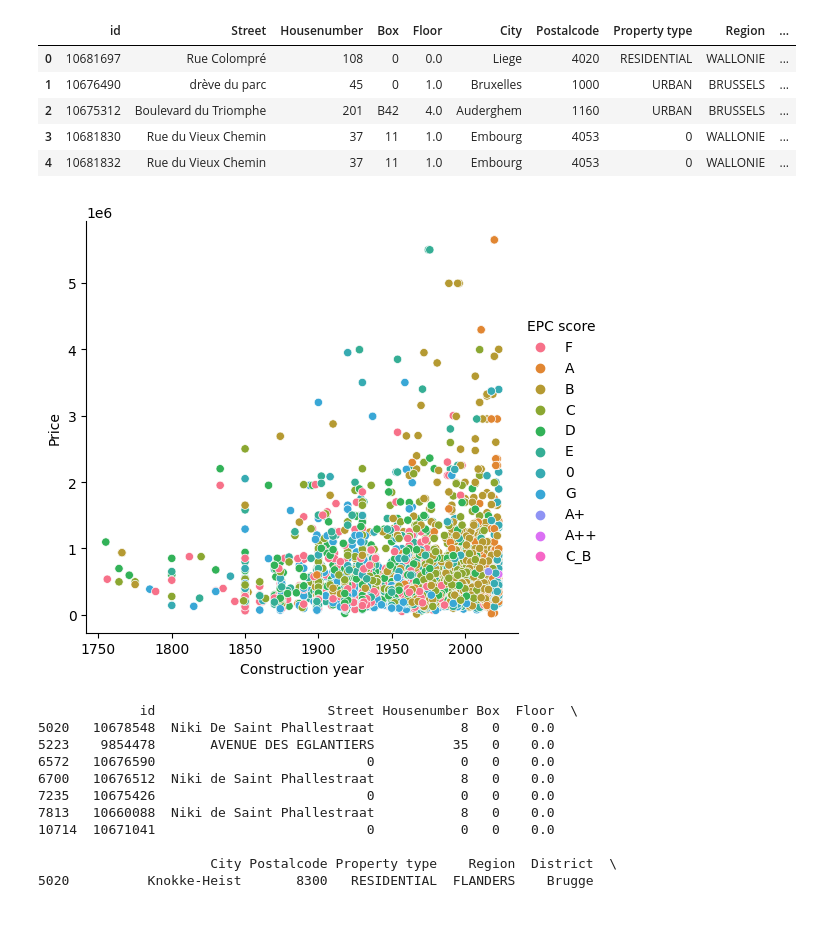
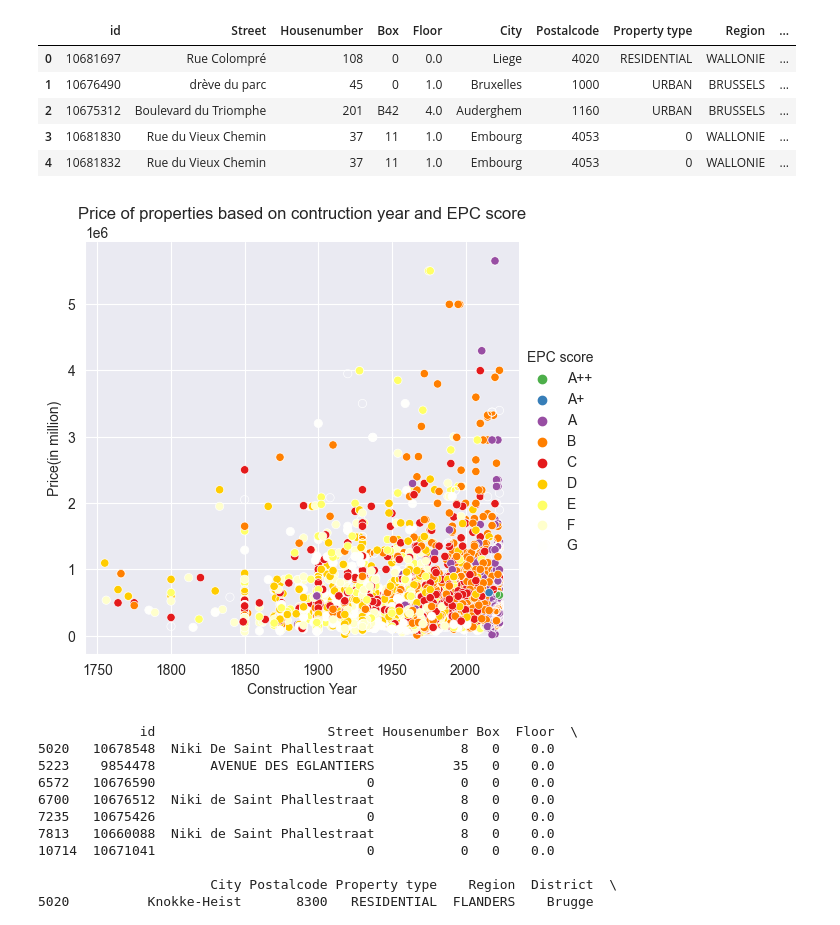
Before and after one commit to moni2code/Data-visualization-ImmoEliza, a Jupyter notebook: test_notebook.ipynb, the cells around one changed output. Saved outputs shown, nothing was run; the diff lists cells and outputs as text; code cells hidden in the pictures.

Commit message:
Completed data visualization

```diff
--- a/test_notebook.ipynb
+++ b/test_notebook.ipynb
@@ -246,11 +246,19 @@ df.head()
 | 3 | 10681830 | Rue du Vieux Chemin | 37 | 11 | 1.0 | Embourg | 4053 | 0 | WALLONIE | ... |
 | 4 | 10681832 | Rue du Vieux Chemin | 37 | 11 | 1.0 | Embourg | 4053 | 0 | WALLONIE | ... |
 # %%
-filtered_df = df[(df['Construction year'] >= 1700) & (df['Construction year'] <= 2023)]
-sns.relplot(x="Construction year", y="Price", data=filtered_df, kind="scatter", hue="EPC score")
+filtered_df = df[(df['Construction year'] >= 1700) & (df['Construction year'] <= 2023) & (df["EPC score"]!=0)]
+epc_order = ['A++', 'A+', 'A', 'B', 'C', 'D', 'E', 'F', 'G']
+epc_palette = ["#4daf4a", "#377eb8", "#984ea3", "#ff7f00", "#e41a1c", "#ffcc00", "#ffff66", "#ffffcc", "#ffffff"]
+sns.relplot(x="Construction year", y="Price", data=filtered_df, kind="scatter", hue="EPC score", hue_order=epc_order)
+sns.set_palette(epc_palette)
+plt.ylabel("Price(in million)")
+plt.xlabel("Construction Year")
+plt.title("Price of properties based on contruction year and EPC score")
+plt.savefig("plots/houseprice_corelation_with_constructionyr_EPC.png",dpi=300, bbox_inches='tight')
+
 plt.show()
 # %% [output]
-[figure, old version]
+[figure, new version]
 # %%
 expensive_prop = df[df["Price"]>5000000]
 print(expensive_prop)
```
Also changed, not shown: parts of 11 cells of this notebook, 8 other files.
